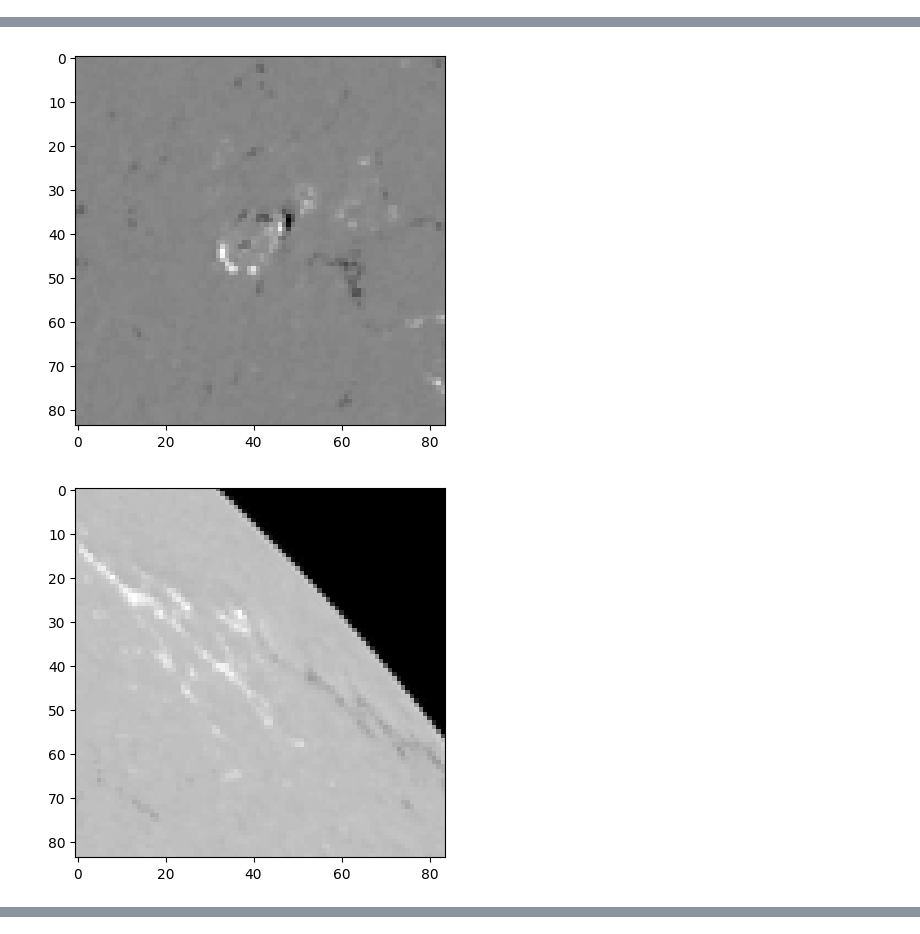
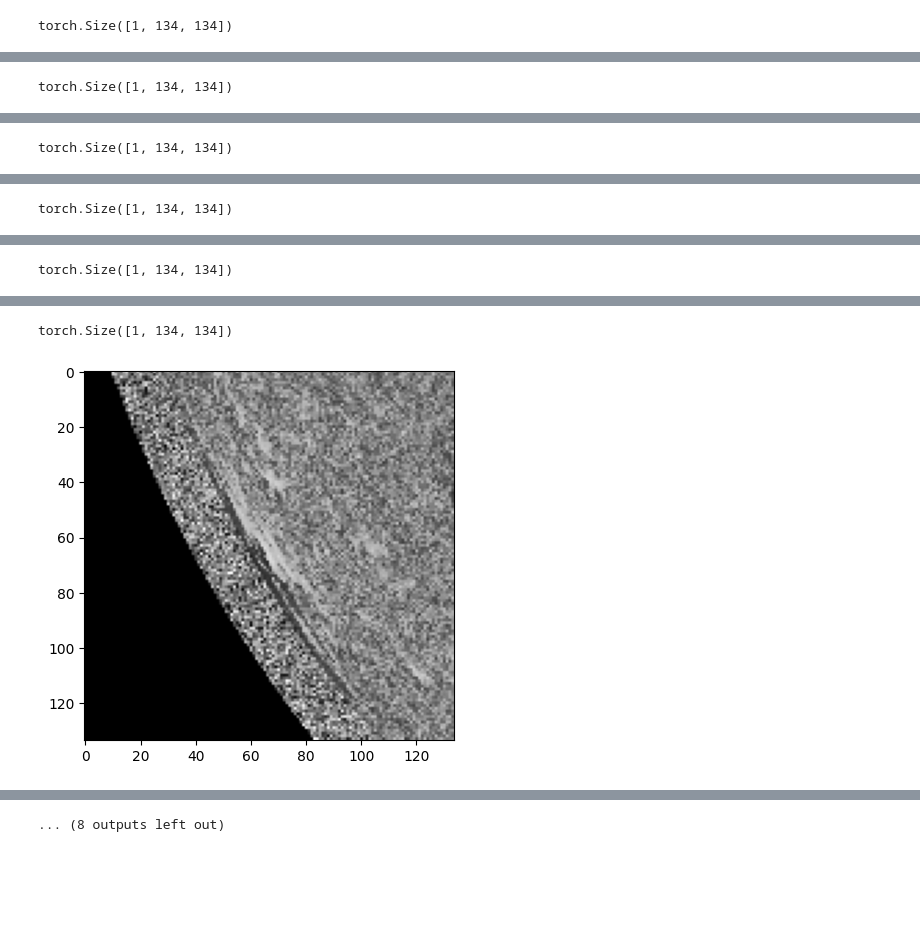
Before and after one commit to rezmansouri/ar-track, a Jupyter notebook: src/tracker/DeepSORT/encoder/dataset.ipynb, the cells around one changed output, grey strips where cells are left out. Saved outputs shown, nothing was run; the diff lists cells and outputs as text; code cells hidden in the pictures; blank space fills up the shorter version.

```diff
--- a/src/tracker/DeepSORT/encoder/dataset.ipynb
+++ b/src/tracker/DeepSORT/encoder/dataset.ipynb
@@ -17,2 +4,5 @@ def get_bbox_dims(labels_path):
 # %%
-ws, hs = get_bbox_dims('/Users/reza/Career/DMLab/AR TRACKING/ar-track/data/AR-MOT/labels.csv')
+dataset = Dataset(
+    "/Users/reza/Career/DMLab/AR TRACKING/ar-track/data/HEK-JSOC/2024_test/images",
+    "/Users/reza/Career/DMLab/AR TRACKING/ar-track/data/HEK-JSOC/2024_test/labels",
+)
@@ -91,8 +11,8 @@ from utils import Dataset
-# %%
-dataset = Dataset('/Users/reza/Career/DMLab/AR TRACKING/ar-track/data/AR-MOT/images', '/Users/reza/Career/DMLab/AR TRACKING/ar-track/data/AR-MOT/labels copy.csv')
 # %%
 for i in range(10):
-    x, _ = dataset[i]
-    plt.imshow(x, cmap='gray')
+    x = dataset[i]
+    print(x.shape)
+    plt.imshow(x[0], cmap="gray")
     plt.show()
 # %% [output]
+torch.Size([1, 134, 134])
@@ -99,0 +20 @@ for i in range(10):
+torch.Size([1, 134, 134])
@@ -100,0 +22 @@ for i in range(10):
+torch.Size([1, 134, 134])
@@ -101,0 +24 @@ for i in range(10):
+torch.Size([1, 134, 134])
@@ -102,0 +26 @@ for i in range(10):
+torch.Size([1, 134, 134])
@@ -104,2 +28,2 @@ for i in range(10):
+torch.Size([1, 134, 134])
-[figure, old version]
+[figure, new version]
-[figure, removed]
@@ -108,0 +30 @@ for i in range(10):
+... (8 outputs left out)
```
Also changed, not shown: parts of 12 cells of this notebook, 3 other files.
